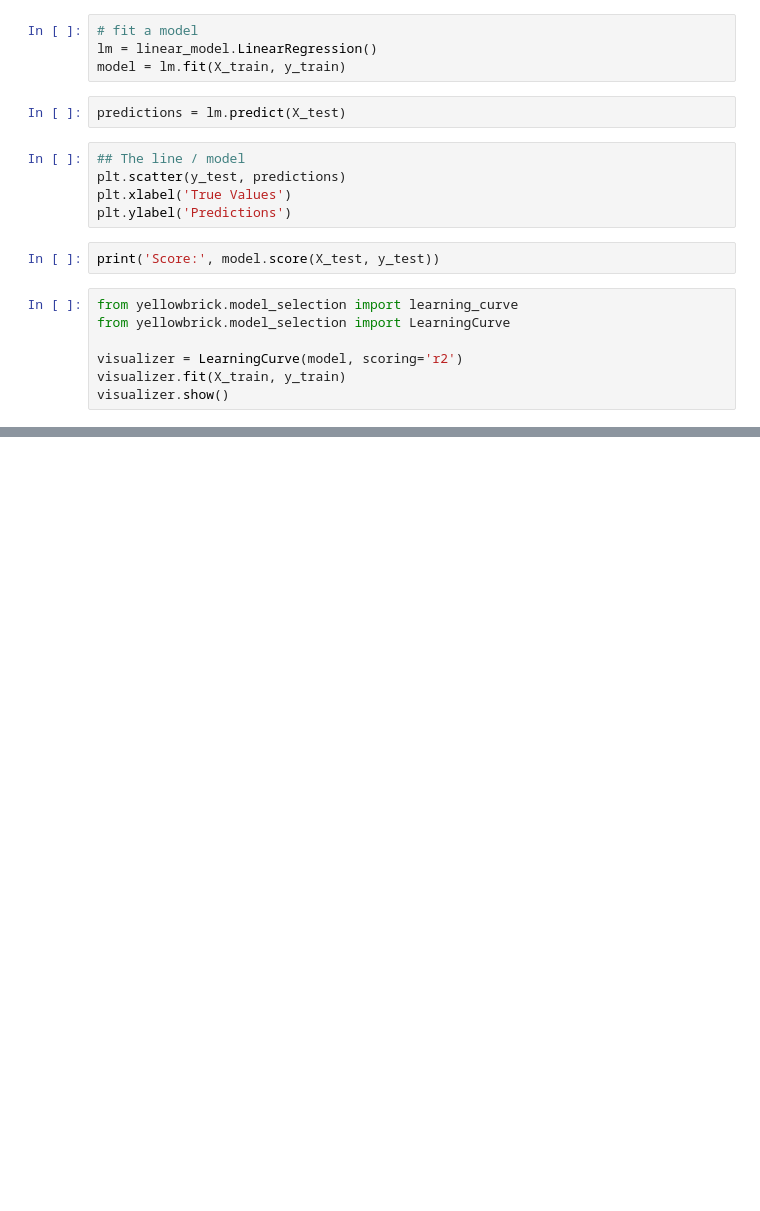
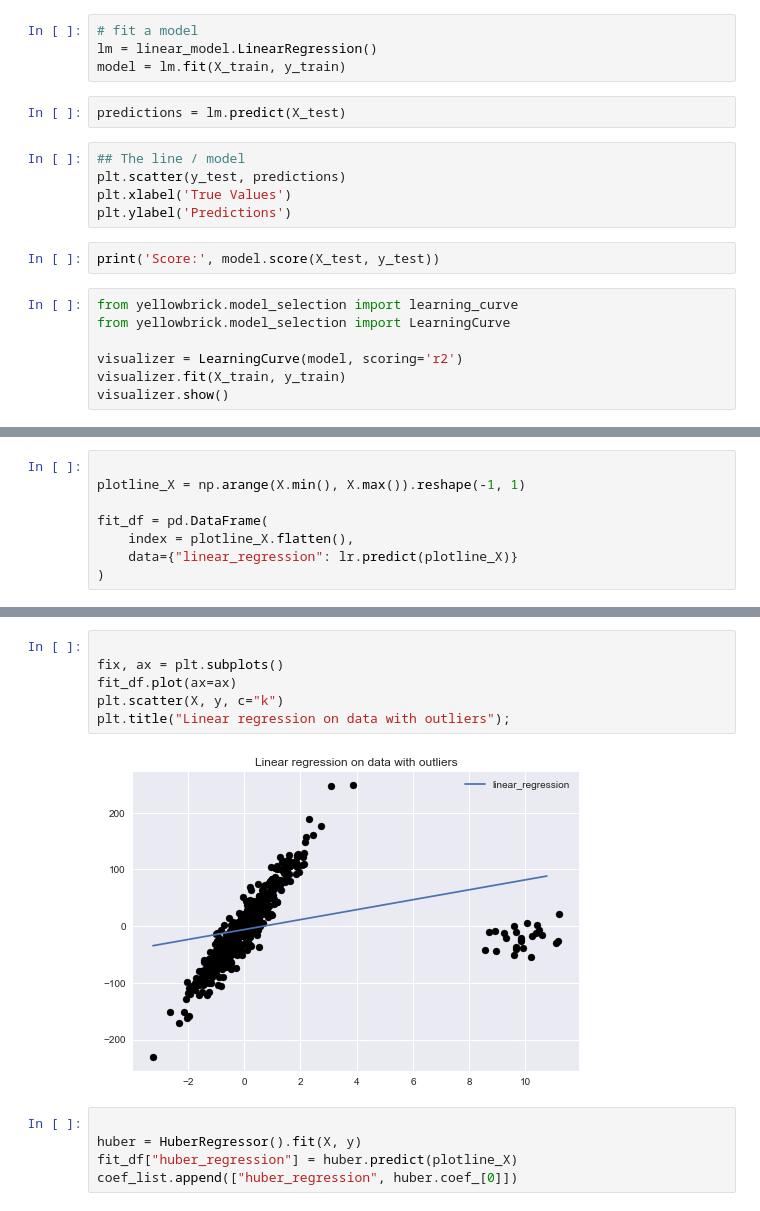
Before and after one commit to clement-camara/calories_pred, a Jupyter notebook: Notebook ML/Gridsearch.ipynb, the cells around one changed output, grey strips where cells are left out. Saved outputs shown, nothing was run; the diff lists cells and outputs as text; blank space fills up the shorter version.

```diff
--- a/Notebook ML/Gridsearch.ipynb
+++ b/Notebook ML/Gridsearch.ipynb
@@ -513,0 +647,8 @@ visualizer.show()
+# %%
+
+plotline_X = np.arange(X.min(), X.max()).reshape(-1, 1)
+
+fit_df = pd.DataFrame(
+    index = plotline_X.flatten(),
+    data={"linear_regression": lr.predict(plotline_X)}
+)
@@ -513,0 +673,13 @@ visualizer.show()
+# %%
+
+fix, ax = plt.subplots()
+fit_df.plot(ax=ax)
+plt.scatter(X, y, c="k")
+plt.title("Linear regression on data with outliers");
+# %% [output]
+[figure, added]
+# %%
+
+huber = HuberRegressor().fit(X, y)
+fit_df["huber_regression"] = huber.predict(plotline_X)
+coef_list.append(["huber_regression", huber.coef_[0]])
```
Also changed, not shown: parts of 77 cells of this notebook, 6 other files.
